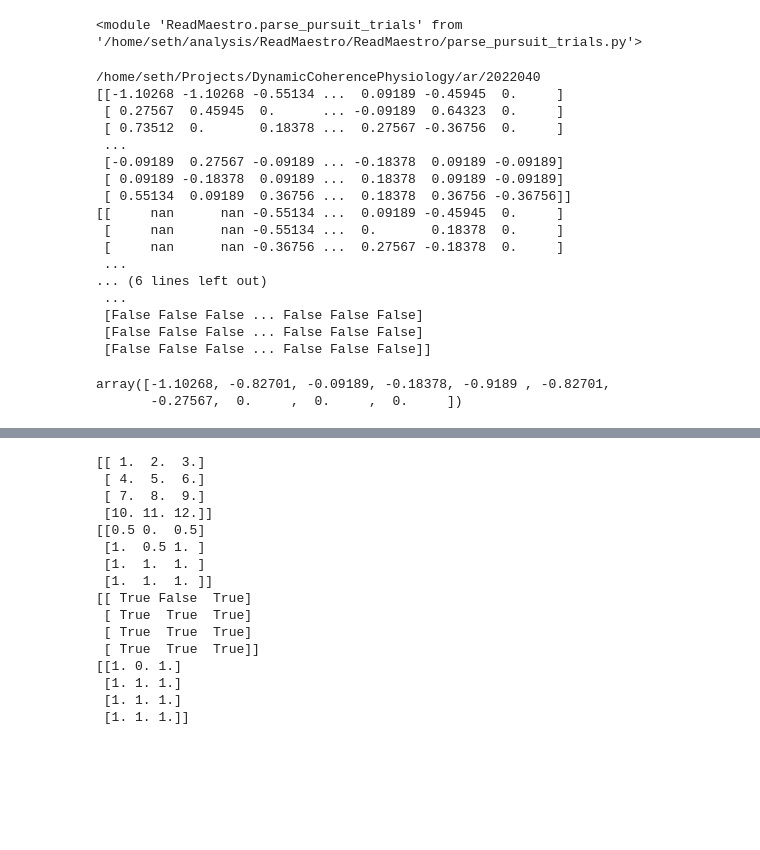
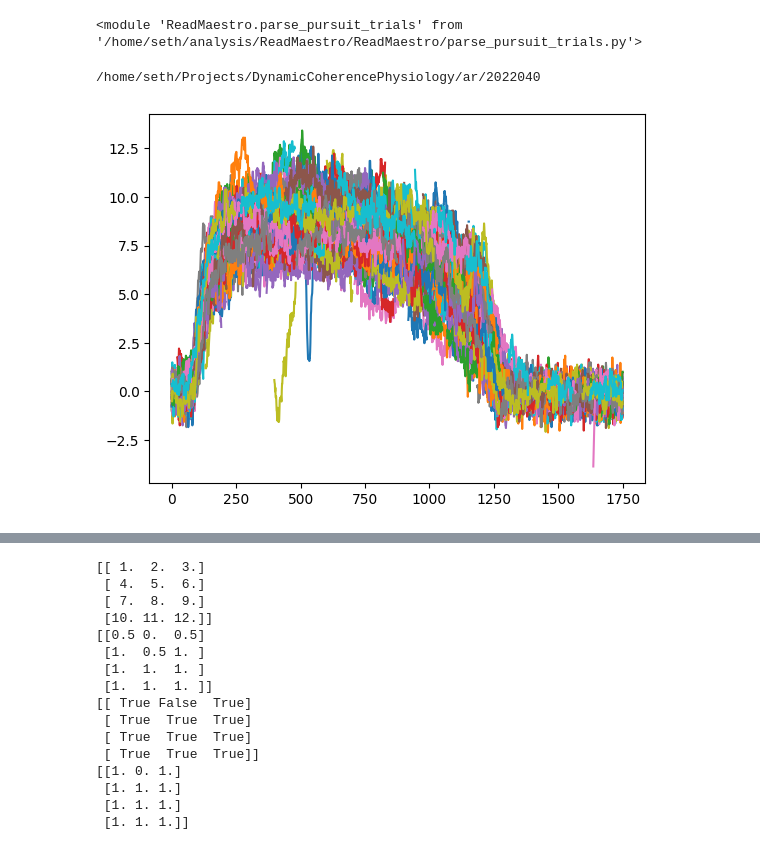
Before and after one commit to swegger/ReadMaestro, a Jupyter notebook: readExample.ipynb, the cells around one changed output, grey strips where cells are left out. Saved outputs shown, nothing was run; the diff lists cells and outputs as text; code cells hidden in the pictures; blank space fills up the shorter version.

Commit message:
Added ability to rotate data to a common reference frame to pursuitDataObject; added simple plot to readExample

```diff
--- a/readExample.ipynb
+++ b/readExample.ipynb
@@ -23,32 +24,17 @@ with open(file_path, 'rb') as f:
 data = maestro.load_directory('/home/seth/Projects/DynamicCoherencePhysiology/ar/20220404a')
 # %%
 purs = parse_pursuit_trials.pursuitDataObject
+purs.__init__(purs)
 purs.setName(purs,data)
 print(purs.name)
 
-purs.pursuitData(purs,data,trialIDs=['dPref'], directions=[0.0, 45.0, 90.0, 135.0, 180.0, 225.0, 270.0, 315.0], speeds=[10.0], coherences=[], perturbations=[])
-print(purs.hvelocities)
-print(purs.saccades)
+purs.pursuitData(purs,data,trialIDs=['dPref'], directions=[0.0,45.0,90.0,135.0,180.0,225.0,270.0,315.0], speeds=[10.0], coherences=[], perturbations=[]);
+purs.applyRotationToData(purs)
+purs.setSaccadeVelocitiesToNaN(purs)
 # %% [output]
 /home/seth/Projects/DynamicCoherencePhysiology/ar/2022040
-[[-1.10268 -1.10268 -0.55134 ...  0.09189 -0.45945  0.     ]
- [ 0.27567  0.45945  0.      ... -0.09189  0.64323  0.     ]
- [ 0.73512  0.       0.18378 ...  0.27567 -0.36756  0.     ]
- ...
- [-0.09189  0.27567 -0.09189 ... -0.18378  0.09189 -0.09189]
- [ 0.09189 -0.18378  0.09189 ...  0.18378  0.09189 -0.09189]
- [ 0.55134  0.09189  0.36756 ...  0.18378  0.36756 -0.36756]]
-[[     nan      nan -0.55134 ...  0.09189 -0.45945  0.     ]
- [     nan      nan -0.55134 ...  0.       0.18378  0.     ]
- [     nan      nan -0.36756 ...  0.27567 -0.18378  0.     ]
- ...
-... (6 lines left out)
- ...
- [False False False ... False False False]
- [False False False ... False False False]
- [False False False ... False False False]]
 # %%
-np.array(data[0].ai_data[2][0:10])*0.09189
+fig, axes = plt.subplots(nrows=1, ncols=1)
+axes.plot(purs.hvelocities);
 # %% [output]
-array([-1.10268, -0.82701, -0.09189, -0.18378, -0.9189 , -0.82701,
-       -0.27567,  0.     ,  0.     ,  0.     ])
+[figure, added]
```
Also changed, not shown: parts of 4 cells of this notebook, 1 other file.
